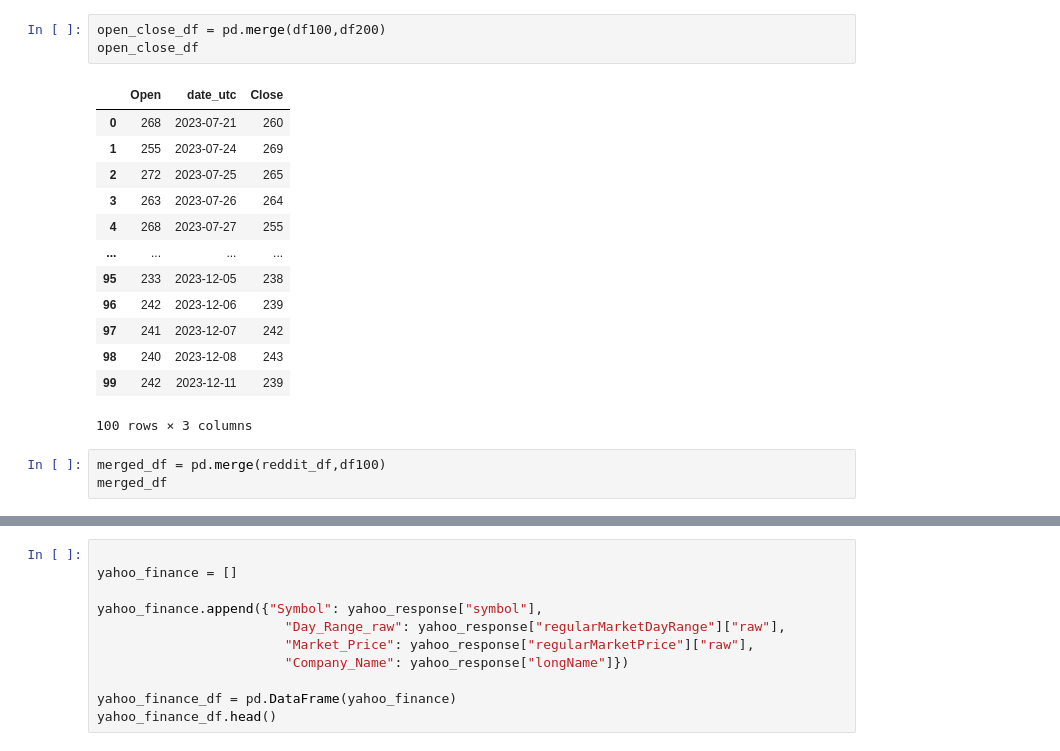
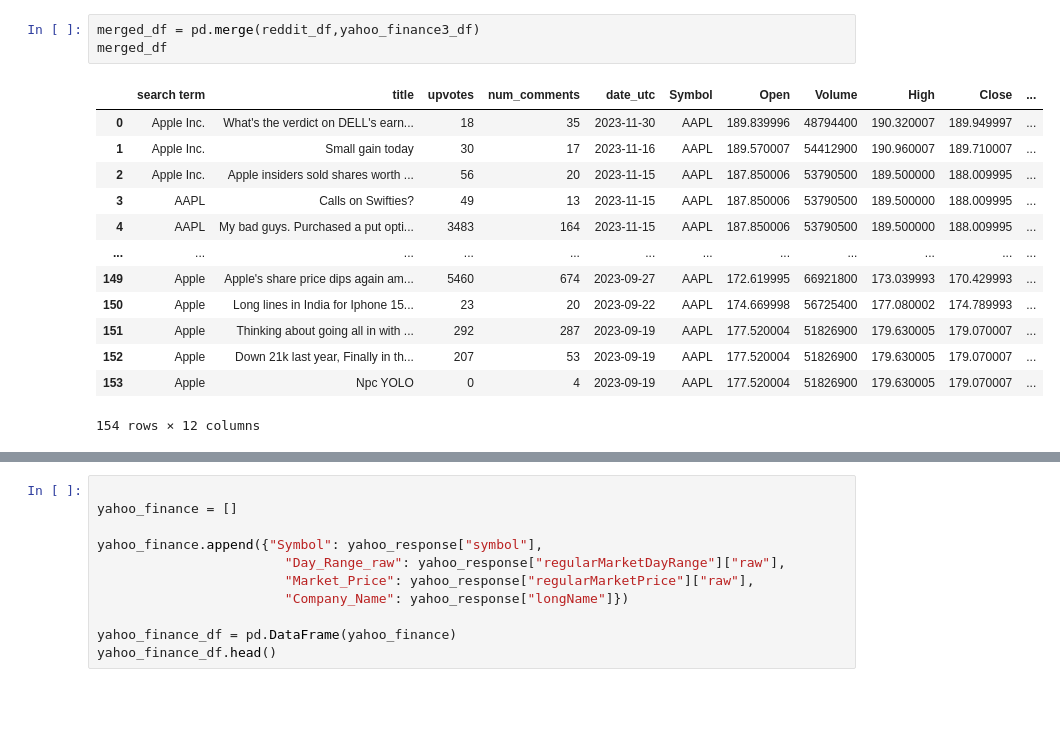
Before and after one commit to AprilHolmes7825/Project_1, a Jupyter notebook: Reddit_data_pull.ipynb, the cells around one changed output, grey strips where cells are left out. Saved outputs shown, nothing was run; the diff lists cells and outputs as text; blank space fills up the shorter version.

```diff
--- a/Reddit_data_pull.ipynb
+++ b/Reddit_data_pull.ipynb
@@ -254,20 +186,17 @@ df200
-# %%
-open_close_df = pd.merge(df100,df200)
-open_close_df
-# %% [output]
-|  | Open | date_utc | Close |
-| 0 | 268 | 2023-07-21 | 260 |
-| 1 | 255 | 2023-07-24 | 269 |
-| 2 | 272 | 2023-07-25 | 265 |
-| 3 | 263 | 2023-07-26 | 264 |
-| 4 | 268 | 2023-07-27 | 255 |
-| ... | ... | ... | ... |
-| 95 | 233 | 2023-12-05 | 238 |
-| 96 | 242 | 2023-12-06 | 239 |
-| 97 | 241 | 2023-12-07 | 242 |
-| 98 | 240 | 2023-12-08 | 243 |
-| 99 | 242 | 2023-12-11 | 239 |
-100 rows × 3 columns
 # %%
-merged_df = pd.merge(reddit_df,df100)
+merged_df = pd.merge(reddit_df,yahoo_finance3_df)
 merged_df
+# %% [output]
+|  | search term | title | upvotes | num_comments | date_utc | Symbol | Open | Volume | High | Close | ... |
+| 0 | Apple Inc. | What's the verdict on DELL's earn... | 18 | 35 | 2023-11-30 | AAPL | 189.839996 | 48794400 | 190.320007 | 189.949997 | ... |
+| 1 | Apple Inc. | Small gain today | 30 | 17 | 2023-11-16 | AAPL | 189.570007 | 54412900 | 190.960007 | 189.710007 | ... |
+| 2 | Apple Inc. | Apple insiders sold shares worth ... | 56 | 20 | 2023-11-15 | AAPL | 187.850006 | 53790500 | 189.500000 | 188.009995 | ... |
+| 3 | AAPL | Calls on Swifties? | 49 | 13 | 2023-11-15 | AAPL | 187.850006 | 53790500 | 189.500000 | 188.009995 | ... |
+| 4 | AAPL | My bad guys. Purchased a put opti... | 3483 | 164 | 2023-11-15 | AAPL | 187.850006 | 53790500 | 189.500000 | 188.009995 | ... |
+| ... | ... | ... | ... | ... | ... | ... | ... | ... | ... | ... | ... |
+| 149 | Apple | Apple's share price dips again am... | 5460 | 674 | 2023-09-27 | AAPL | 172.619995 | 66921800 | 173.039993 | 170.429993 | ... |
+| 150 | Apple | Long lines in India for Iphone 15... | 23 | 20 | 2023-09-22 | AAPL | 174.669998 | 56725400 | 177.080002 | 174.789993 | ... |
+| 151 | Apple | Thinking about going all in with ... | 292 | 287 | 2023-09-19 | AAPL | 177.520004 | 51826900 | 179.630005 | 179.070007 | ... |
+| 152 | Apple | Down 21k last year, Finally in th... | 207 | 53 | 2023-09-19 | AAPL | 177.520004 | 51826900 | 179.630005 | 179.070007 | ... |
+| 153 | Apple | Npc YOLO | 0 | 4 | 2023-09-19 | AAPL | 177.520004 | 51826900 | 179.630005 | 179.070007 | ... |
+154 rows × 12 columns
```
Also changed, not shown: parts of 12 cells of this notebook.
